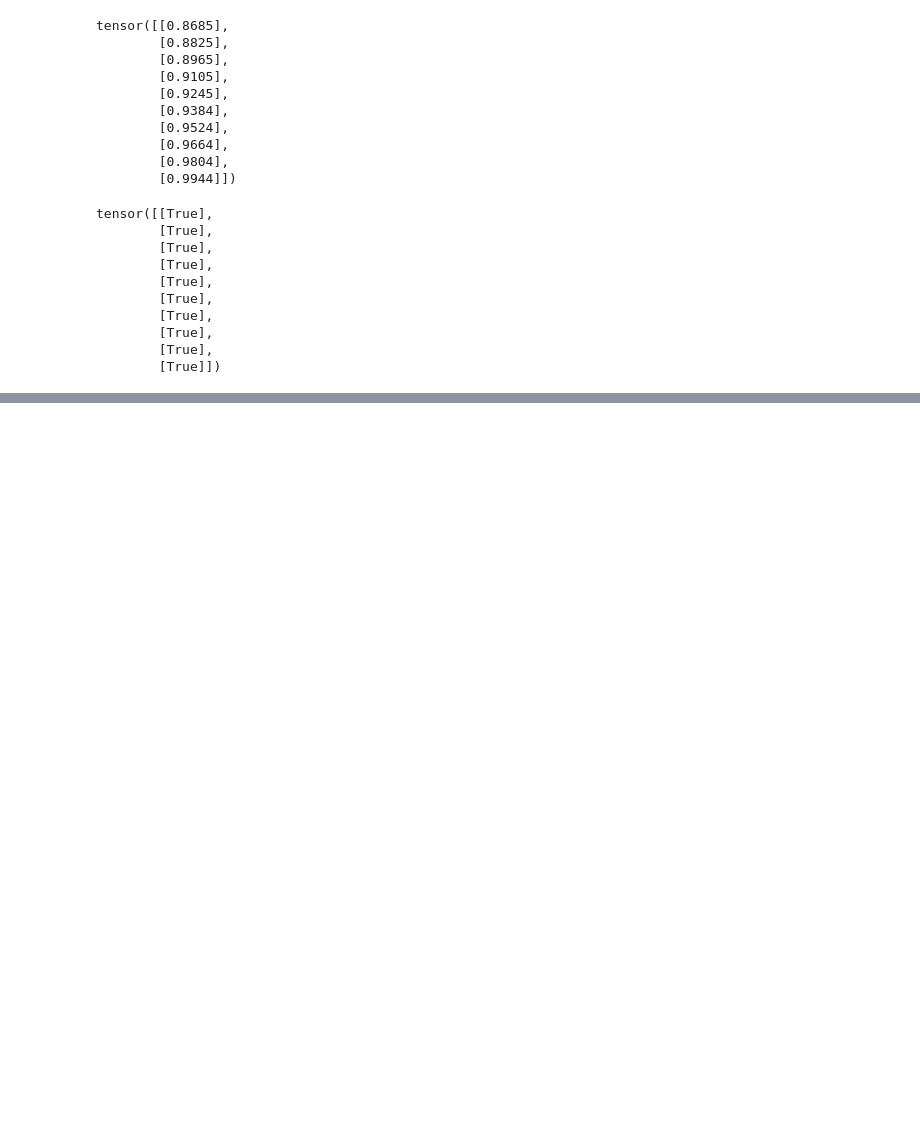
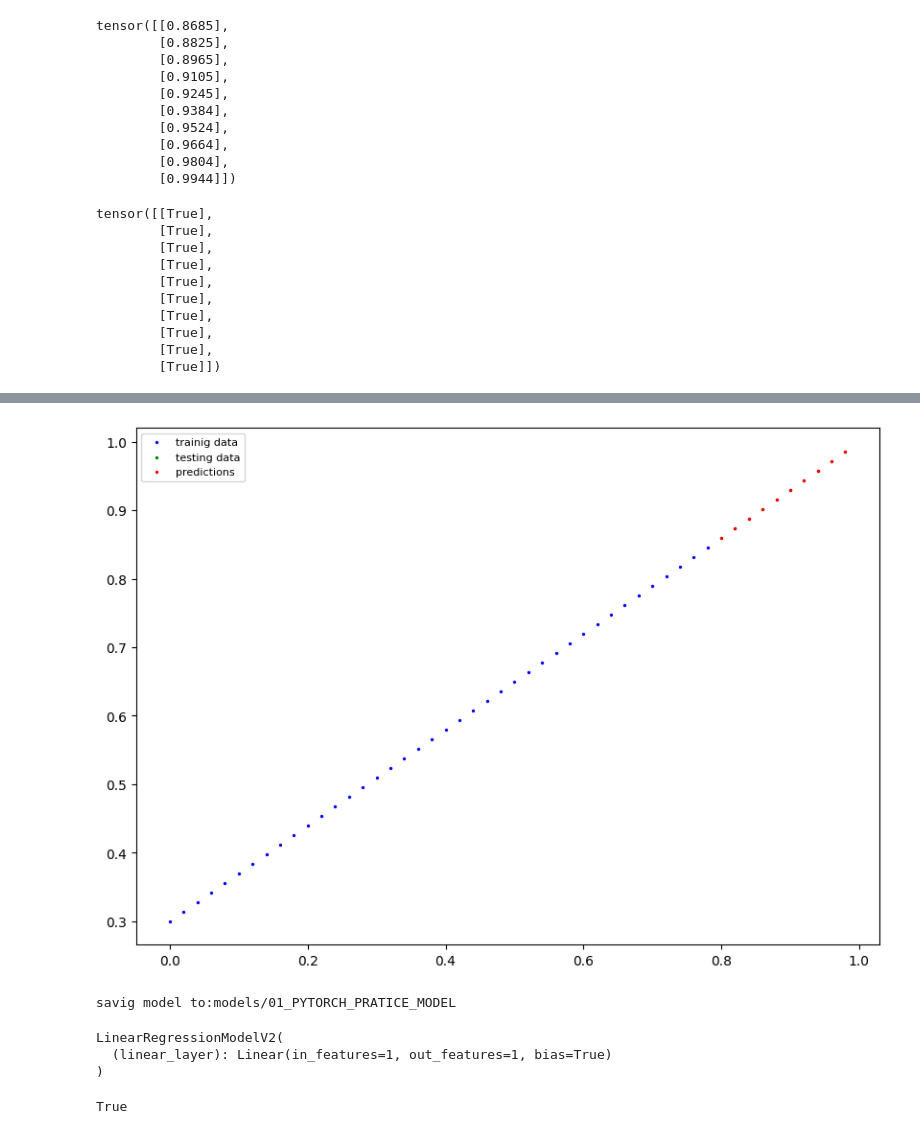
Before and after one commit to mdnazishpatel/Machine_learning, a Jupyter notebook: PyTorch_workflow.ipynb, the cells around one changed output, grey strips where cells are left out. Drawn from its saved outputs; the diff is of its cells as text; code cells hidden in the pictures; blank space fills up the shorter version.

```diff
--- a/PyTorch_workflow.ipynb
+++ b/PyTorch_workflow.ipynb
@@ -346,0 +357,13 @@ tensor([[True],
+# %%
+# creating some data
+weight = 0.7
+bias = 0.3
+# create range values
+start = 0
+end = 1
+step = 0.02
+
+# create X and Y (feactures and labels)
+X = torch.arange(start, end, step).unsqueeze(dim=1)
+y = weight * X + bias
+X[:10], y[:10]
@@ -346,0 +391,6 @@ tensor([[True],
+# %%
+# Spliting the data
+train_split = int(0.8 * len(X))
+X_train, y_train = X[:train_split],y[:train_split]
+X_test, y_test = X[train_split:],y[train_split:]
+len(X_train), len(y_train), len(X_test), len(y_test)
@@ -346,0 +404,14 @@ tensor([[True],
+# %%
+# Buildind a model (linear model)
+class LinearRegressionModelV2(nn.Module):
+  def __init__(self):
+    super().__init__()
+    #using nn.linear() for creating the model parameter
+    self.linear_layer = nn.Linear(in_features=1,
+                                  out_features=1)
+  def forward(self, X: torch.Tensor) -> torch.Tensor:
+    return self.linear_layer(X)
+# set the manual seed
+torch.manual_seed(42)
+model_1 = LinearRegressionModelV2()
+model_1, model_1.state_dict()
@@ -346,0 +499,6 @@ tensor([[True],
+# %%
+model_1.eval()
+
+with torch.inference_mode():
+  y_preds = model_1(X_test)
+y_preds
@@ -346,0 +516,33 @@ tensor([[True],
+# %%
+plot_predictions(predictions=y_preds)
+# %% [output]
+[figure, added]
+# %%
+from pathlib import Path
+# Creating model directory
+MODEL_PATH = Path("models")
+MODEL_PATH.mkdir(parents=True, exist_ok=True)
+# Create model save path
+MODEL_NAME = "01_PYTORCH_PRATICE_MODEL"
+MODEL_SAVE_PATH = MODEL_PATH / MODEL_NAME
+# save the model dict
+print(f"savig model to:{MODEL_SAVE_PATH}")
+torch.save(obj=model_1.state_dict(),
+           f=MODEL_SAVE_PATH)
+# %% [output]
+savig model to:models/01_PYTORCH_PRATICE_MODEL
+# %%
+#lOAD A PYTROCH MODEL
+# creating new instance of linear regression model V2
+loaded_model_1 = LinearRegressionModelV2()
+#Load the save model_1 state_dict
+loaded_model_1.load_state_dict(torch.load(MODEL_SAVE_PATH))
+loaded_model_1
+# %% [output]
+LinearRegressionModelV2(
+  (linear_layer): Linear(in_features=1, out_features=1, bias=True)
+)
+# %%
+loaded_model_1.state_dict() == model_1.state_dict()
+# %% [output]
+True
```
Also changed, not shown: parts of 12 cells of this notebook.
